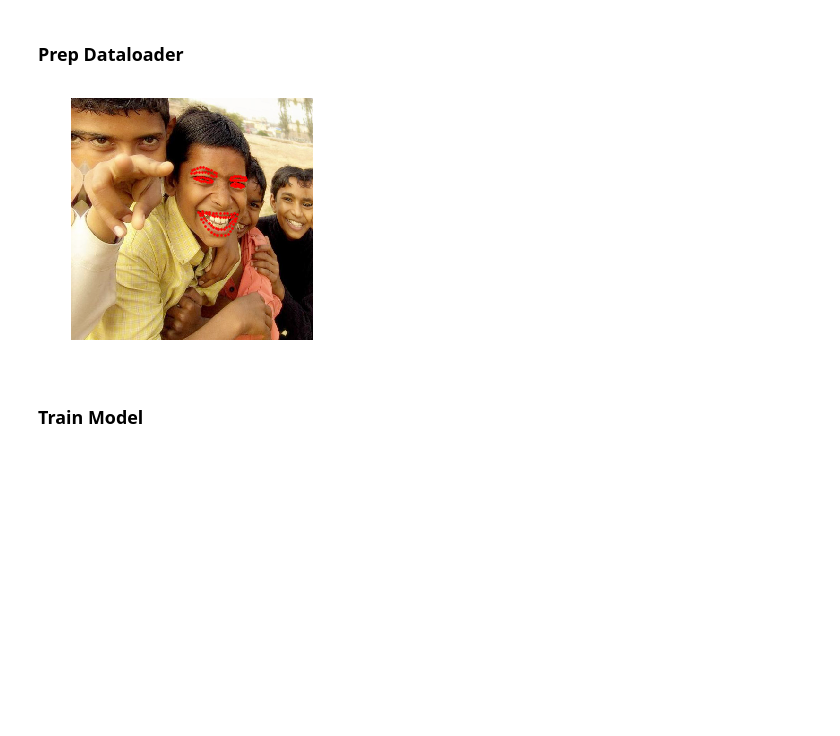
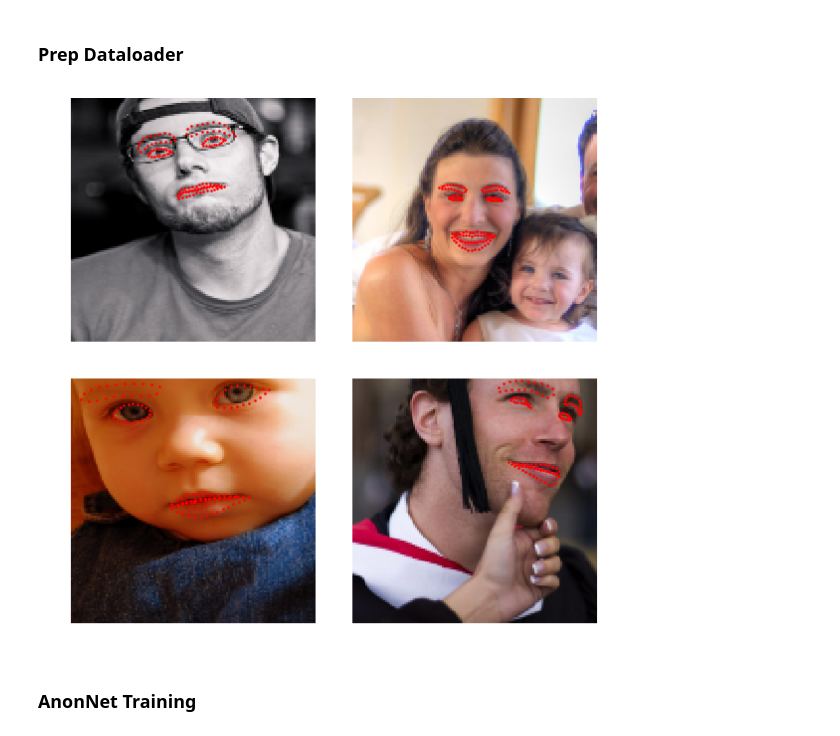
Before and after one commit to SudoSharma/datonymous, a Jupyter notebook: face_blur_sandbox.ipynb, the cells around one changed output. Drawn from its saved outputs; the diff is of its cells as text; code cells hidden in the pictures; blank space fills up the shorter version.

Commit message:
[add] add data collation for increased batch size

```diff
--- a/face_blur_sandbox.ipynb
+++ b/face_blur_sandbox.ipynb
@@ -53,9 +53,15 @@ class CustomPointsLabelList(ItemList):
     def analyze_pred(self, pred, thresh:float=0.5): return pred.view(-1,2)
     def reconstruct(self, t, x): return ImagePoints(FlowField(x.size, t), scale=False)
 
-def data_collate(batch:ItemsList)->Tensor:
+def custom_collate(batch:ItemsList)->Tensor:
     "Convert `batch` items to tensor data."
-    return torch.utils.data.dataloader.default_collate(to_data(batch))
+    batch_data = to_data(batch)
+    pad_batch = []
+    for img, anno in batch_data:
+        if anno.shape[0] < 136:
+            anno = F.pad(anno, (0, 0, 136-anno.shape[0], 0))
+        pad_batch.append([img, anno])
+    return torch.utils.data.dataloader.default_collate(pad_batch)
 # %%
 def get_annos(o):
     anno = path/'annotation'/f'{o.stem}_anno.txt'
@@ -66,19 +72,20 @@ def get_annos(o):
     points = torch.Tensor(points[59:])
     return points
 
-def get_data(sz=512, bs=1, path=path):
+def get_data(sz=128, bs=16, path=path):
     return (PointsItemList.from_folder(path)
             .split_by_rand_pct(0.1)
             .label_from_func(get_annos, label_cls=CustomPointsLabelList)
             .transform(get_transforms(), tfm_y=True, size=sz)
-            .databunch(bs=bs))
+            .databunch(bs=bs, collate_fn=custom_collate)
+            .normalize(imagenet_stats))
 # %%
 data = get_data()
-data.show_batch()
+data.show_batch(2)
 # %% [output]
-[figure, old version]
+[figure, new version]
-# %% [markdown]
-### Train Model
+# %% [markdown]
+### AnonNet Training
 # %%
 class Print(nn.Module):
     def forward(self, x):
```
Also changed, not shown: parts of 8 cells of this notebook.
